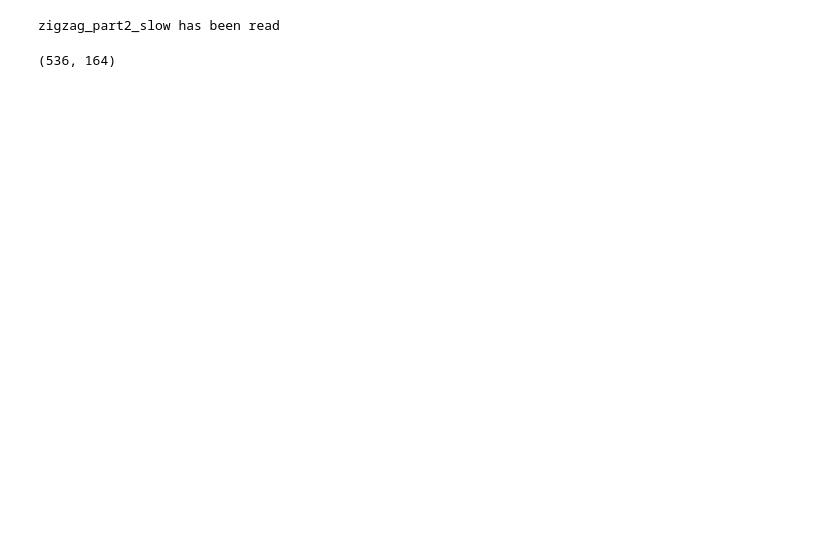
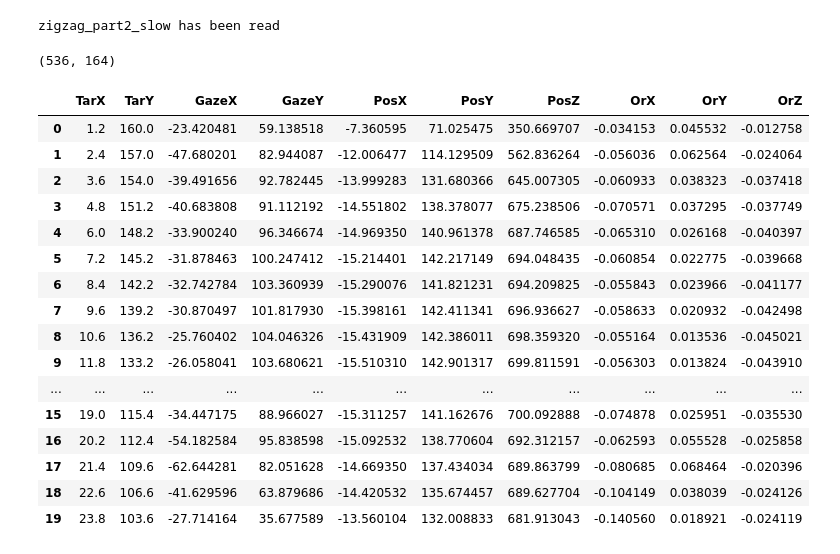
Before and after one commit to muratcancicek/pointer_head, a Jupyter notebook: Playground21.ipynb, the cells around one changed output. Drawn from its saved outputs; the diff is of its cells as text; code cells hidden in the pictures; blank space fills up the shorter version.

```diff
--- a/Playground21.ipynb
+++ b/Playground21.ipynb
@@ -26,3 +29,23 @@ df = pd.DataFrame(np.concatenate((testPair[0], testPair[1][:, :8]), axis = 1), c
+# %%
+df.head(20)
+# %% [output]
+|  | TarX | TarY | GazeX | GazeY | PosX | PosY | PosZ | OrX | OrY | OrZ |
+| 0 | 1.2 | 160.0 | -23.420481 | 59.138518 | -7.360595 | 71.025475 | 350.669707 | -0.034153 | 0.045532 | -0.012758 |
+| 1 | 2.4 | 157.0 | -47.680201 | 82.944087 | -12.006477 | 114.129509 | 562.836264 | -0.056036 | 0.062564 | -0.024064 |
+| 2 | 3.6 | 154.0 | -39.491656 | 92.782445 | -13.999283 | 131.680366 | 645.007305 | -0.060933 | 0.038323 | -0.037418 |
+| 3 | 4.8 | 151.2 | -40.683808 | 91.112192 | -14.551802 | 138.378077 | 675.238506 | -0.070571 | 0.037295 | -0.037749 |
+| 4 | 6.0 | 148.2 | -33.900240 | 96.346674 | -14.969350 | 140.961378 | 687.746585 | -0.065310 | 0.026168 | -0.040397 |
+| 5 | 7.2 | 145.2 | -31.878463 | 100.247412 | -15.214401 | 142.217149 | 694.048435 | -0.060854 | 0.022775 | -0.039668 |
+| 6 | 8.4 | 142.2 | -32.742784 | 103.360939 | -15.290076 | 141.821231 | 694.209825 | -0.055843 | 0.023966 | -0.041177 |
+| 7 | 9.6 | 139.2 | -30.870497 | 101.817930 | -15.398161 | 142.411341 | 696.936627 | -0.058633 | 0.020932 | -0.042498 |
+| 8 | 10.6 | 136.2 | -25.760402 | 104.046326 | -15.431909 | 142.386011 | 698.359320 | -0.055164 | 0.013536 | -0.045021 |
+| 9 | 11.8 | 133.2 | -26.058041 | 103.680621 | -15.510310 | 142.901317 | 699.811591 | -0.056303 | 0.013824 | -0.043910 |
+| ... | ... | ... | ... | ... | ... | ... | ... | ... | ... | ... |
+| 15 | 19.0 | 115.4 | -34.447175 | 88.966027 | -15.311257 | 141.162676 | 700.092888 | -0.074878 | 0.025951 | -0.035530 |
+| 16 | 20.2 | 112.4 | -54.182584 | 95.838598 | -15.092532 | 138.770604 | 692.312157 | -0.062593 | 0.055528 | -0.025858 |
+| 17 | 21.4 | 109.6 | -62.644281 | 82.051628 | -14.669350 | 137.434034 | 689.863799 | -0.080685 | 0.068464 | -0.020396 |
+| 18 | 22.6 | 106.6 | -41.629596 | 63.879686 | -14.420532 | 135.674457 | 689.627704 | -0.104149 | 0.038039 | -0.024126 |
+| 19 | 23.8 | 103.6 | -27.714164 | 35.677589 | -13.560104 | 132.008833 | 681.913043 | -0.140560 | 0.018921 | -0.024119 |
 # %%
 ax = df.head(90).plot(subplots =True, sharex = True, figsize = (16,12))
 # %% [output]
```
Also changed, not shown: parts of 5 cells of this notebook, 5 other files.
